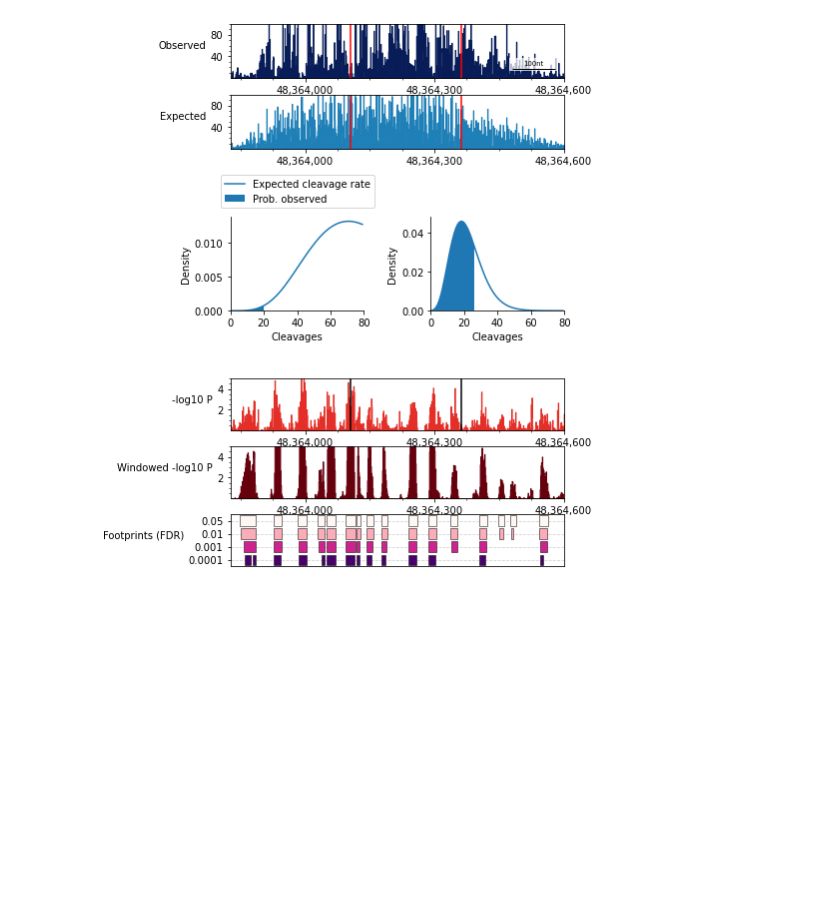
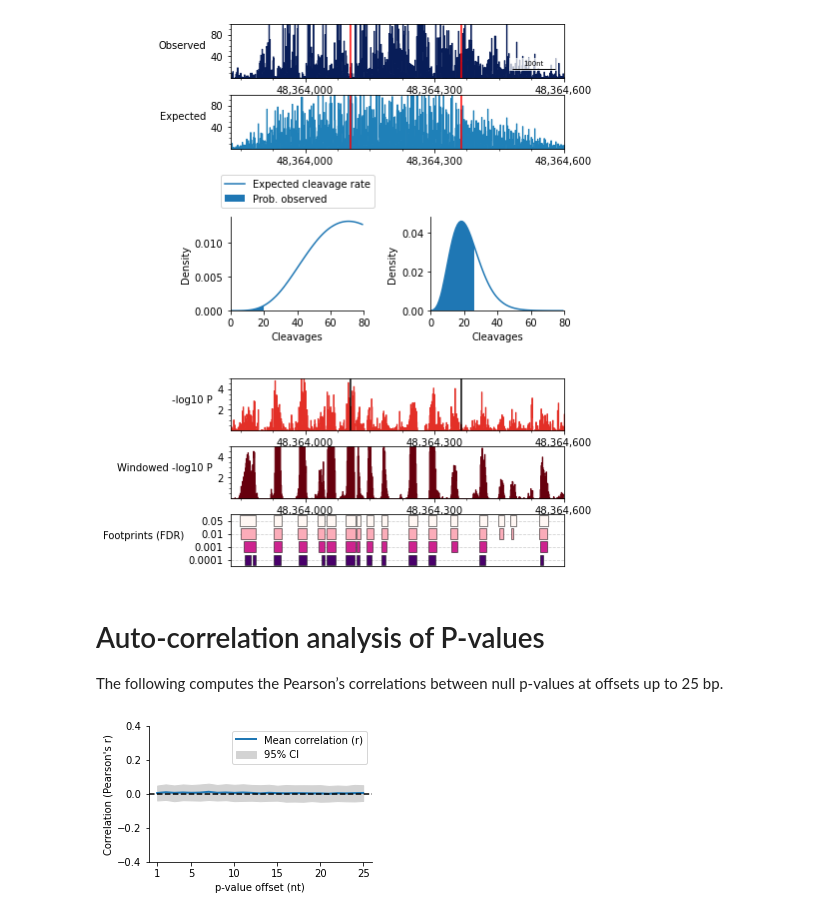
Before and after one commit to apblair/human-TF-footprinting, a Jupyter notebook: Notebooks/ExtendedDataFig1.ipynb, the cells around one changed output. Cells and saved outputs as stored; diff of their text form; code cells hidden in the pictures; blank space fills up the shorter version.

```diff
--- a/Notebooks/ExtendedDataFig1.ipynb
+++ b/Notebooks/ExtendedDataFig1.ipynb
@@ -199,3 +196,51 @@ ax_fps.set_ylabel("Footprints (FDR)", rotation=0, ha="right")
 # %% [output]
 Text(0, 0.5, 'Footprints (FDR)')
 [figure]
+# %% [markdown]
+# Auto-correlation analysis of P-values
+
+The following computes the Pearson’s correlations between null p-values at offsets up to 25 bp.
+# %%
+m, n = pvals_null.shape
+
+ts = range(0, 26)
+
+cor_mat = np.ones((m, len(ts)), dtype = float)
+for i in range(m):
+    for t in ts[1:]:
+        x = pvals_null[:-t, i]
+        y = pvals_null[t:,i]
+        cor_mat[i, t] = np.corrcoef(x, y)[0, 1]
+
+err = np.percentile(cor_mat, [10, 90], axis = 0)
+# %%
+fig, ax = plt.subplots()
+
+ax.plot(ts[1:], np.mean(cor_mat, axis = 0)[1:], lw = 2, label = "Mean correlation (r)")
+ax.fill_between(ts[1:], err[0,1:], err[1,1:], color = "lightgrey", label = "95% CI")
+
+ax.axhline(0.0, ls = "--", color = 'black')
+
+ax.set_xlim(0, 26)
+ax.set_ylim(-0.4, 0.4)
+
+ax.set_xlabel("p-value offset (nt)")
+ax.set_ylabel("Correlation (Pearson's r)")
+
+[ax.spines[loc].set_color("none") for loc in ["top", "right"]]
+
+ax.xaxis.set_ticks([1, 5, 10, 15, 20, 25])
+ax.xaxis.set_ticks_position("bottom")
+ax.xaxis.set_tick_params(direction = "out")
+
+ax.yaxis.set_ticks_position("left")
+ax.yaxis.set_tick_params(direction = "out")
+ax.yaxis.set(major_locator = mticker.MaxNLocator(4))
+
+ax.legend()
+
+fig.set_size_inches(4, 2.5)
+
+plt.show()
+# %% [output]
+[figure, added]
```
Also changed, not shown: parts of 3 cells of this notebook.
